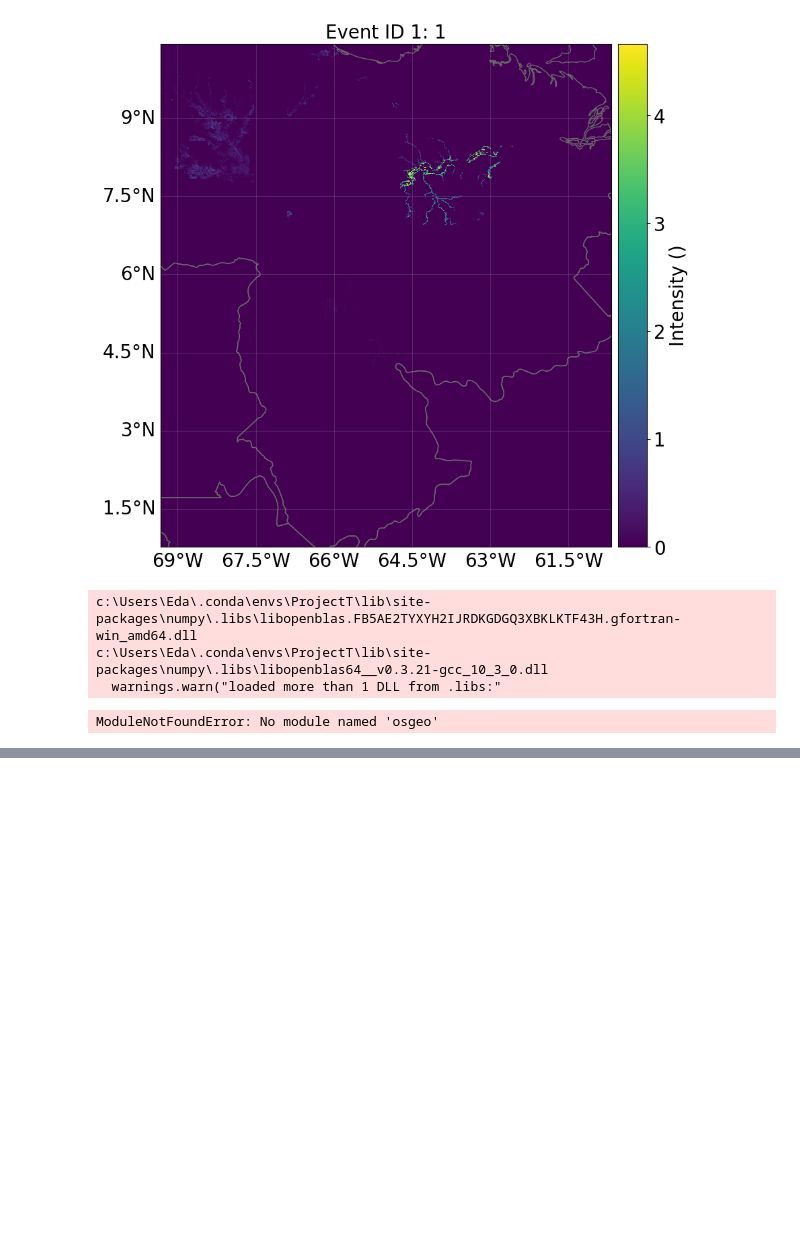
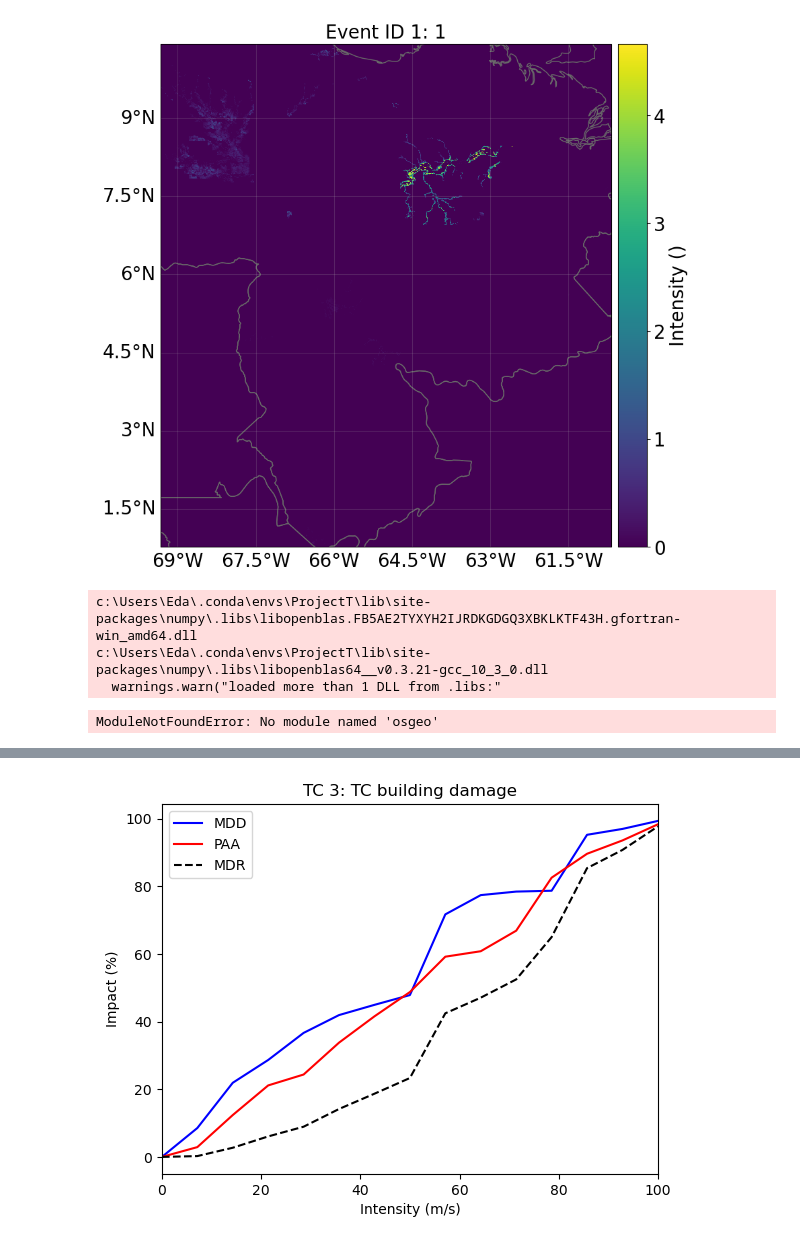
Before and after one commit to EdaAkaltun/Project-T, a Jupyter notebook: climada.ipynb, the cells around one changed output, grey strips where cells are left out. Saved outputs shown, nothing was run; the diff lists cells and outputs as text; code cells hidden in the pictures; blank space fills up the shorter version.

```diff
--- a/climada.ipynb
+++ b/climada.ipynb
@@ -258,0 +257,5 @@ ModuleNotFoundError: No module named 'osgeo'
+# %%
+# plot impact function
+imp_fun.plot();
+# %% [output]
+[figure, added]
```
Also changed, not shown: parts of 1 cell of this notebook, 3 other files.
